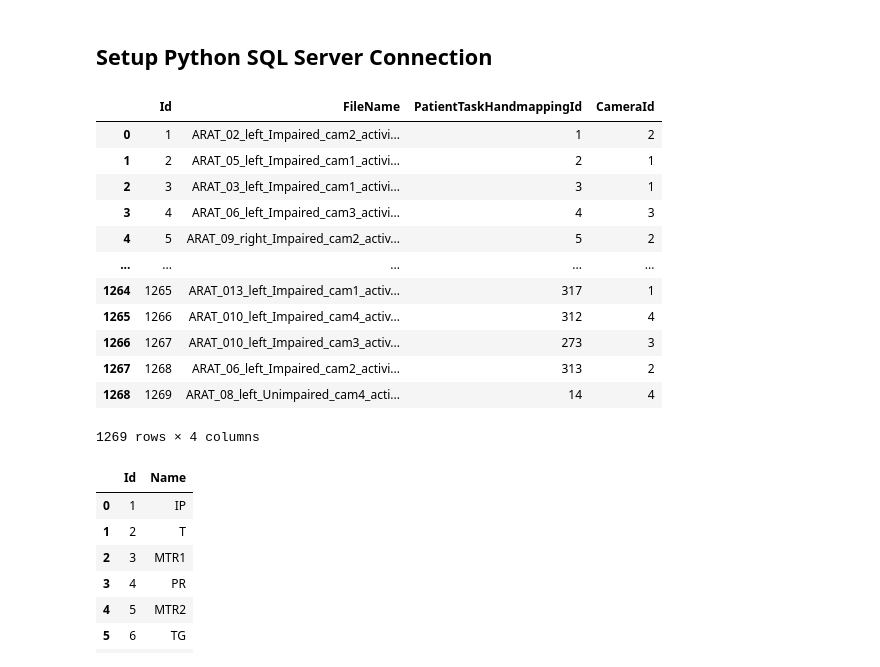
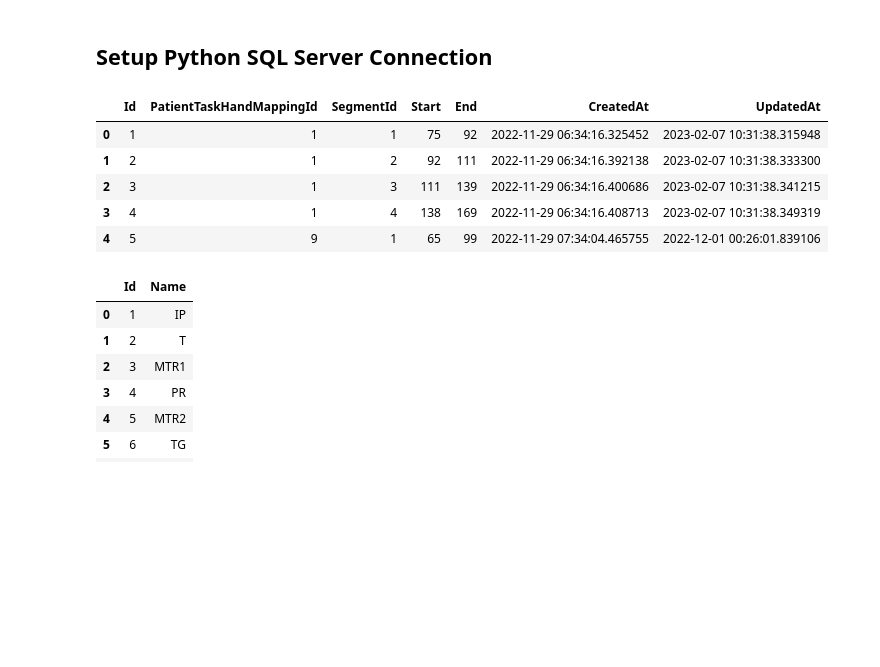
Before and after one commit to zhaoyilucyguo/rating-interface, a Jupyter notebook: data/Load SQL server DB, Trim Video.ipynb, the cells around one changed output. Saved outputs shown, nothing was run; the diff lists cells and outputs as text; code cells hidden in the pictures; blank space fills up the shorter version.

```diff
--- a/data/Load SQL server DB, Trim Video.ipynb
+++ b/data/Load SQL server DB, Trim Video.ipynb
@@ -21,21 +20,14 @@ cursor = cnxn.cursor()
 FileInformation = pd.read_sql("SELECT * FROM FileInformation", cnxn)
 VideoSegment = pd.read_sql("SELECT * FROM VideoSegment", cnxn)
 # %%
-FileInformation
+VideoSegment.head()
 # %% [output]
-|  | Id | FileName | PatientTaskHandmappingId | CameraId |
-| 0 | 1 | ARAT_02_left_Impaired_cam2_activi... | 1 | 2 |
-| 1 | 2 | ARAT_05_left_Impaired_cam1_activi... | 2 | 1 |
-| 2 | 3 | ARAT_03_left_Impaired_cam1_activi... | 3 | 1 |
-| 3 | 4 | ARAT_06_left_Impaired_cam3_activi... | 4 | 3 |
-| 4 | 5 | ARAT_09_right_Impaired_cam2_activ... | 5 | 2 |
-| ... | ... | ... | ... | ... |
-| 1264 | 1265 | ARAT_013_left_Impaired_cam1_activ... | 317 | 1 |
-| 1265 | 1266 | ARAT_010_left_Impaired_cam4_activ... | 312 | 4 |
-| 1266 | 1267 | ARAT_010_left_Impaired_cam3_activ... | 273 | 3 |
-| 1267 | 1268 | ARAT_06_left_Impaired_cam2_activi... | 313 | 2 |
-| 1268 | 1269 | ARAT_08_left_Unimpaired_cam4_acti... | 14 | 4 |
+|  | Id | PatientTaskHandMappingId | SegmentId | Start | End | CreatedAt | UpdatedAt |
+| 0 | 1 | 1 | 1 | 75 | 92 | 2022-11-29 06:34:16.325452 | 2023-02-07 10:31:38.315948 |
+| 1 | 2 | 1 | 2 | 92 | 111 | 2022-11-29 06:34:16.392138 | 2023-02-07 10:31:38.333300 |
+| 2 | 3 | 1 | 3 | 111 | 139 | 2022-11-29 06:34:16.400686 | 2023-02-07 10:31:38.341215 |
+| 3 | 4 | 1 | 4 | 138 | 169 | 2022-11-29 06:34:16.408713 | 2023-02-07 10:31:38.349319 |
+| 4 | 5 | 9 | 1 | 65 | 99 | 2022-11-29 07:34:04.465755 | 2022-12-01 00:26:01.839106 |
-1269 rows × 4 columns
 # %%
 Segment = pd.read_sql("SELECT * FROM Segment", cnxn)
 Segment
```
Also changed, not shown: parts of 7 cells of this notebook, 12 other files.
